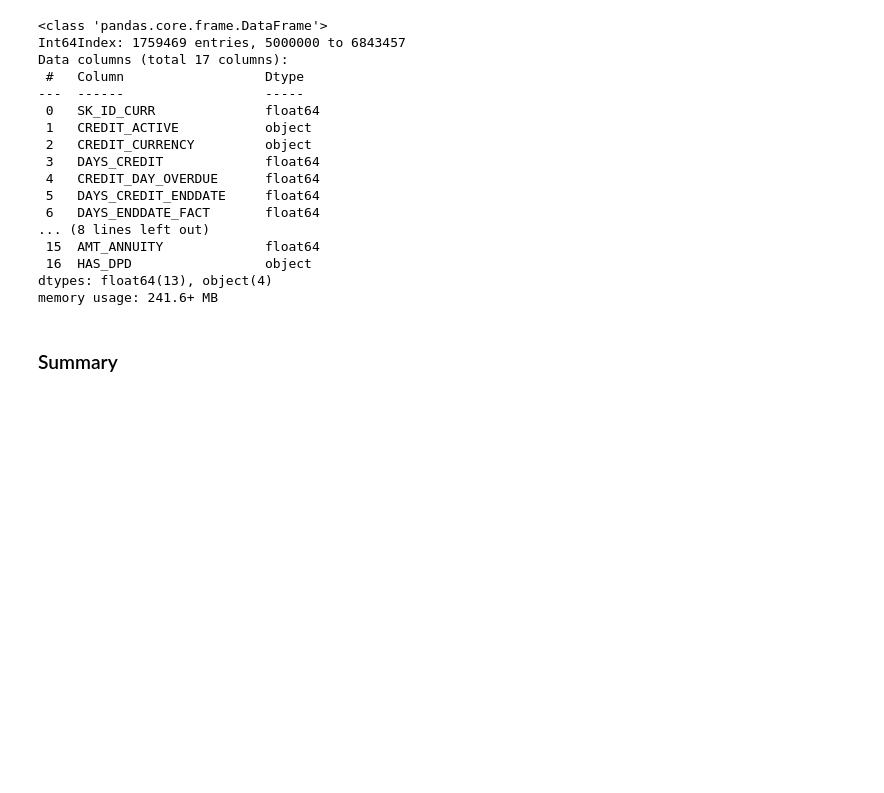
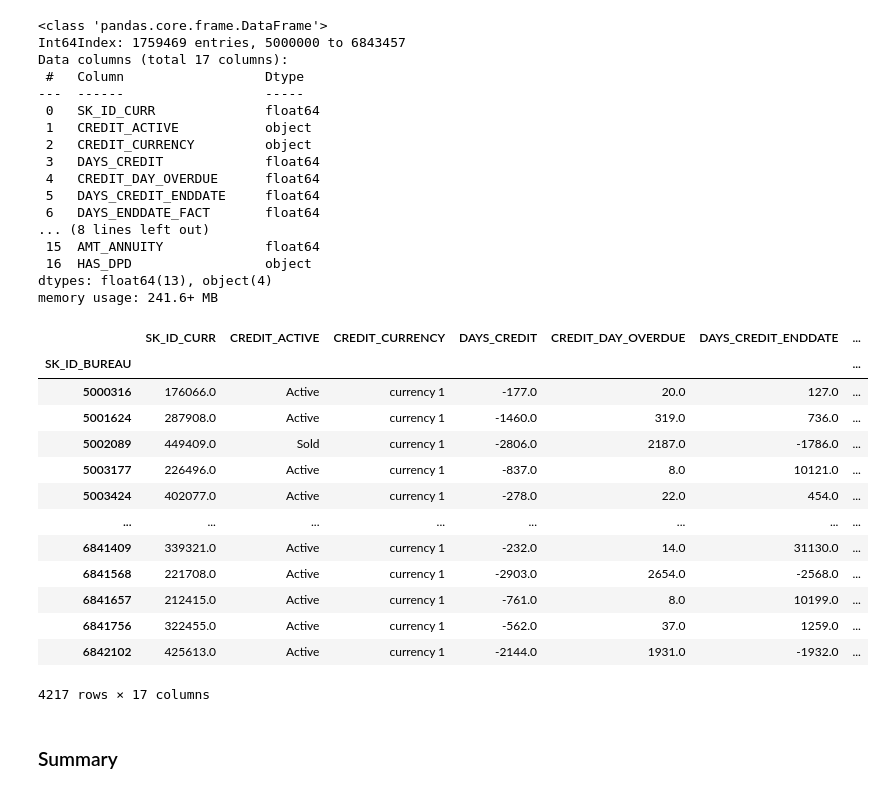
Before and after one commit to DSEI21000-S21/project-home-credit, a Jupyter notebook: experiments/amauris/home-credit.ipynb, the cells around one changed output. Drawn from its saved outputs; the diff is of its cells as text; code cells hidden in the pictures; blank space fills up the shorter version.

```diff
--- a/experiments/amauris/home-credit.ipynb
+++ b/experiments/amauris/home-credit.ipynb
@@ -167,7 +110,7 @@ Name: STATUS, dtype: int64
 [figure]
 # %%
 data['bureau']['SK_ID_BUREAU'].is_unique
-data['bureau'].set_index('SK_ID_BUREAU', inplace=True)
+bureau_df = data['bureau'].set_index('SK_ID_BUREAU')
 # %%
 # Check if every 'SK_ID_BUREAU' has a value in balances
 data['bureau_balance']['SK_ID_BUREAU'].nunique()
@@ -180,13 +123,13 @@ data['bureau_balance']['SK_ID_BUREAU'].nunique()
 # %%
 # Ensure bureau's CREDIT_DAY_OVERDUE matches that in bureau_balance
 non_DPD_status = set(['C', 'X', '0'])
-def test(x):
-    return ~x['STATUS'].isin(non_DPD_status).sum() > 0
-#(lambda x: x['STATUS'] not in non_DPD_status)
-new_df = data['bureau_balance'].groupby(['SK_ID_BUREAU']).apply(test)
+def has_dpd(x):
+    return (~x['STATUS'].isin(non_DPD_status) != False).sum() > 0
+
+new_df = data['bureau_balance'].groupby(['SK_ID_BUREAU']).apply(has_dpd)
 # %%
 has_dpd_df = pd.DataFrame(new_df, columns=['HAS_DPD']);
-bureau_with_dpds = pd.concat([data['bureau'], has_dpd_df], axis=1)
+bureau_with_dpds = pd.concat([bureau_df, has_dpd_df], axis=1)
 bureau_with_dpds.info()
 # %% [output]
 <class 'pandas.core.frame.DataFrame'>
@@ -206,3 +149,21 @@ Data columns (total 17 columns):
  16  HAS_DPD                 object
 dtypes: float64(13), object(4)
 memory usage: 241.6+ MB
+# %%
+# test to see if there were HAS_DPD where the column value for CREDIT_DAY_OVERDUE is true
+bureau_with_dpds[(bureau_with_dpds['CREDIT_DAY_OVERDUE'] > 0)]
+# %% [output]
+|  | SK_ID_CURR | CREDIT_ACTIVE | CREDIT_CURRENCY | DAYS_CREDIT | CREDIT_DAY_OVERDUE | DAYS_CREDIT_ENDDATE | ... |
+| SK_ID_BUREAU |  |  |  |  |  |  | ... |
+| 5000316 | 176066.0 | Active | currency 1 | -177.0 | 20.0 | 127.0 | ... |
+| 5001624 | 287908.0 | Active | currency 1 | -1460.0 | 319.0 | 736.0 | ... |
+| 5002089 | 449409.0 | Sold | currency 1 | -2806.0 | 2187.0 | -1786.0 | ... |
+| 5003177 | 226496.0 | Active | currency 1 | -837.0 | 8.0 | 10121.0 | ... |
+| 5003424 | 402077.0 | Active | currency 1 | -278.0 | 22.0 | 454.0 | ... |
+| ... | ... | ... | ... | ... | ... | ... | ... |
+| 6841409 | 339321.0 | Active | currency 1 | -232.0 | 14.0 | 31130.0 | ... |
+| 6841568 | 221708.0 | Active | currency 1 | -2903.0 | 2654.0 | -2568.0 | ... |
+| 6841657 | 212415.0 | Active | currency 1 | -761.0 | 8.0 | 10199.0 | ... |
+| 6841756 | 322455.0 | Active | currency 1 | -562.0 | 37.0 | 1259.0 | ... |
+| 6842102 | 425613.0 | Active | currency 1 | -2144.0 | 1931.0 | -1932.0 | ... |
+4217 rows × 17 columns
```
Also changed, not shown: parts of 5 cells of this notebook.
